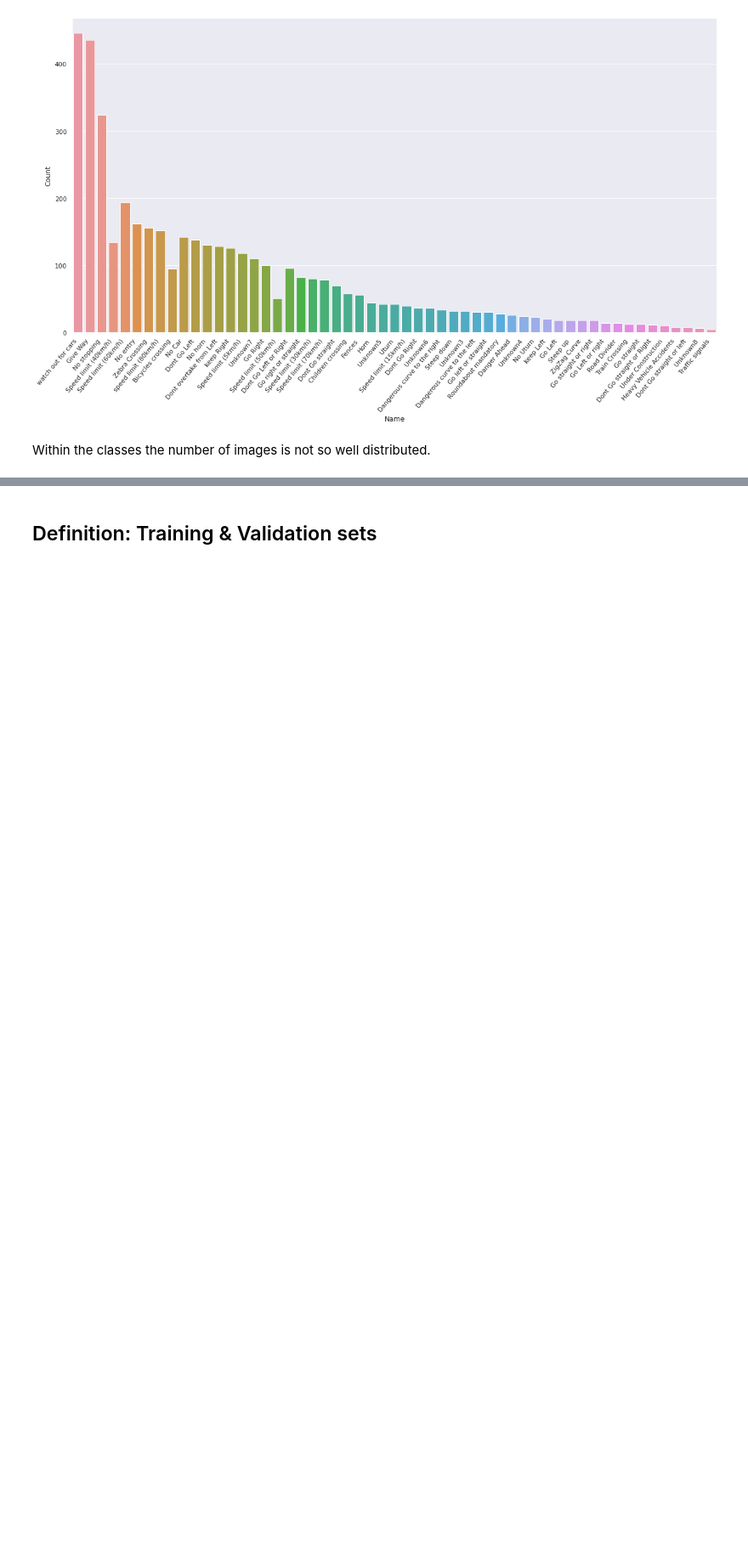
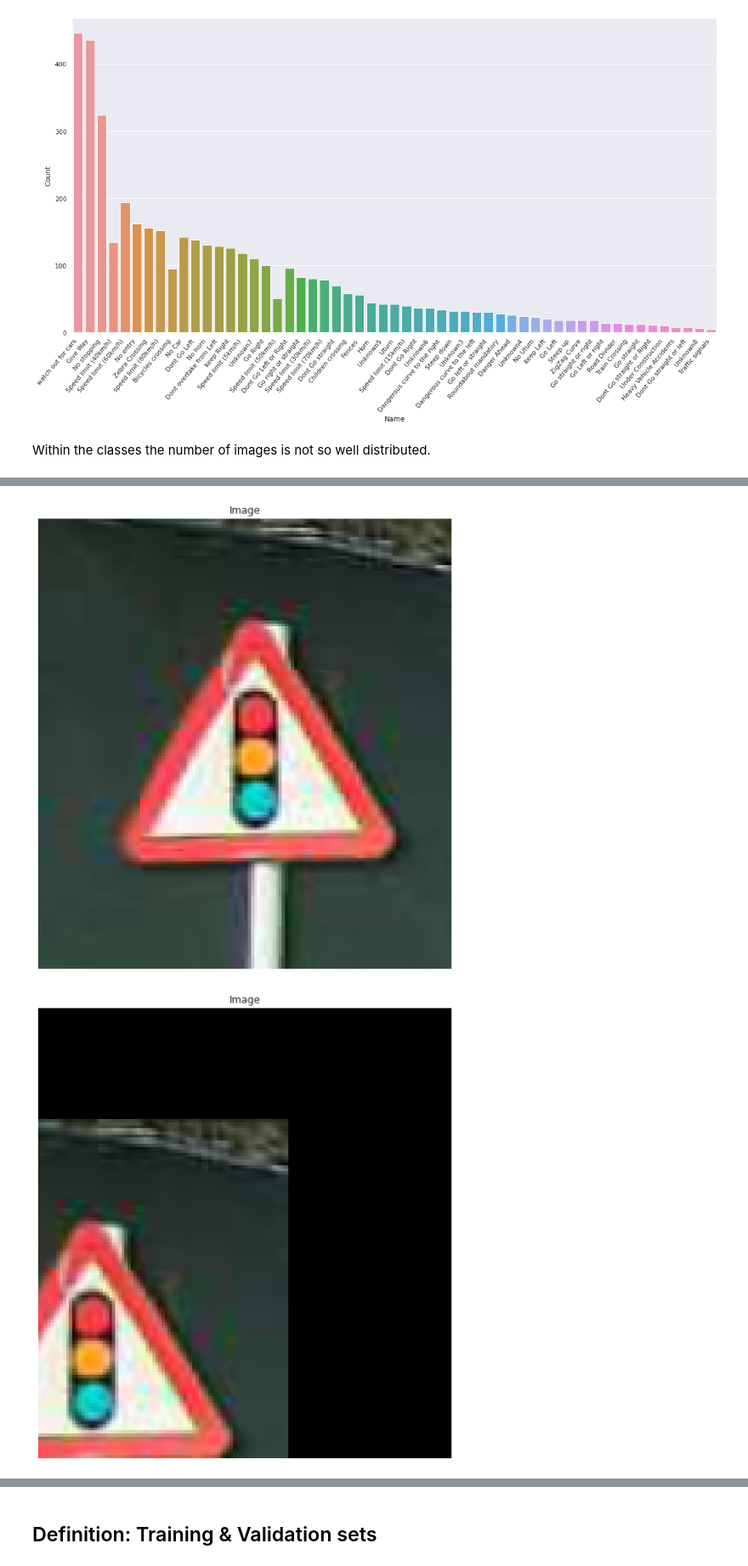
Before and after one commit to bernardo-cruz/DLV03_Project, a Jupyter notebook: traffic_sign_detection.ipynb, the cells around one changed output, grey strips where cells are left out. Shown at 85% size. Saved outputs shown, nothing was run; the diff lists cells and outputs as text; code cells hidden in the pictures; blank space fills up the shorter version.

Commit message:
gitignore added, image augmentation half done

```diff
--- a/traffic_sign_detection.ipynb
+++ b/traffic_sign_detection.ipynb
@@ -328,0 +285,63 @@ Within the classes the number of images is not so well distributed.
+# %%
+# Warp image
+def warping(img_array):
+  tform = transform.SimilarityTransform(
+      scale=1,
+      rotation=0,
+      translation=(
+          np.random.normal(0,img_array.shape[0]/4),
+          np.random.normal(0,img_array.shape[1]/4))
+      )
+  return transform.warp(img_array,tform)
+
+# Rotate up to 20 degress only
+def rotate(img_array):
+  return transform.rotate(img_array, np.random.normal(0,40))
+
+# Increase class by oversampling
+def oversampling(class_number):
+  # Initiate a counter
+  n = 1
+  # Get the complete path for all imgs within class
+  imgs_path = list(path_to_data.joinpath('DATA',f'{class_number}').glob('*.png'))
+  # Iterate through images
+  for img_path in imgs_path:
+    # get name of image
+    filename = img_path.name
+    # Read-in img
+    img_array = io.imread(img_path)
+    show_image(img_array)
+
+    # Warp image
+    warped_img = warping(img_array)
+    show_image(warped_img)
+    n += 1
+
+    # Rotate img
+    rotated_img = rotate(img_array)
+    show_image(rotated_img)
+    n += 1
+
+    # Check if img is grayscale
+    if len(img_array.shape) == 3:
+      # Create a grayscale representation
+      gray_img_array = to_grayscale(img_array)
+      show_image(gray_img_array)
+      n += 1
+
+      # Wrap graysclae representation
+      warped_img = warping(gray_img_array)
+      show_image(warped_img)
+      n += 1
+
+      # Rotate img
+      rotated_img = rotate(gray_img_array)
+      show_image(rotated_img)
+      n += 1
+
+  print(f'Class increased by: {n} images.')
+    break
+oversampling(33)
+# %% [output]
+[figure, added]
+[figure, added]
```
Also changed, not shown: parts of 21 cells of this notebook, 1 other file.
